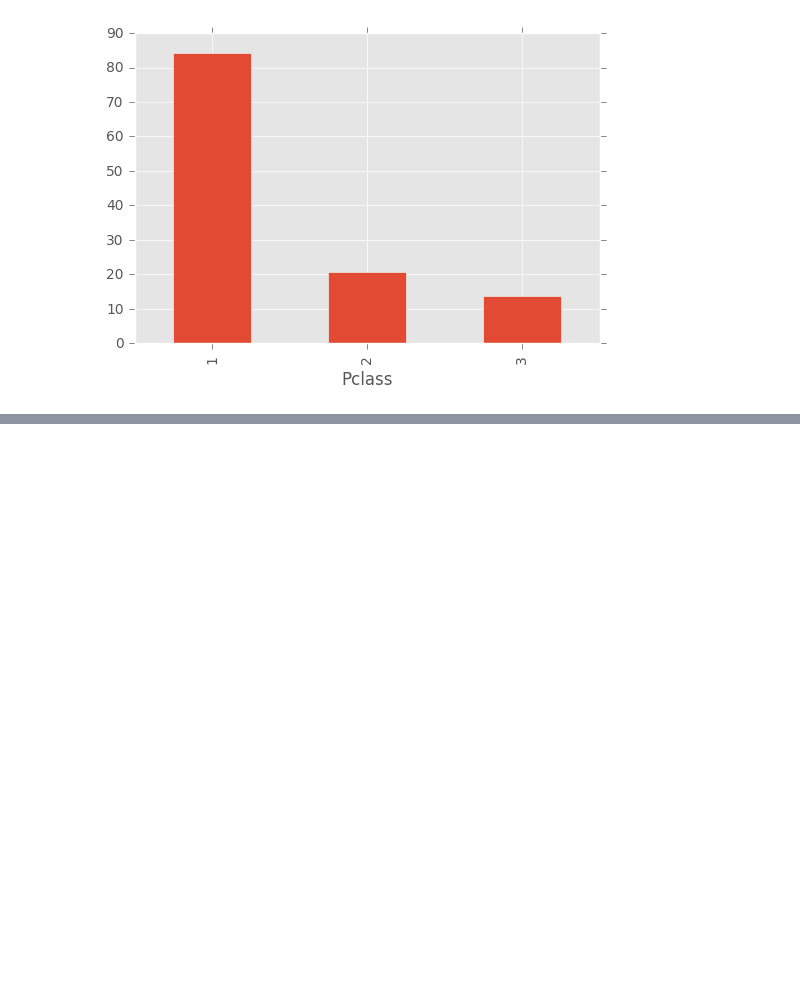
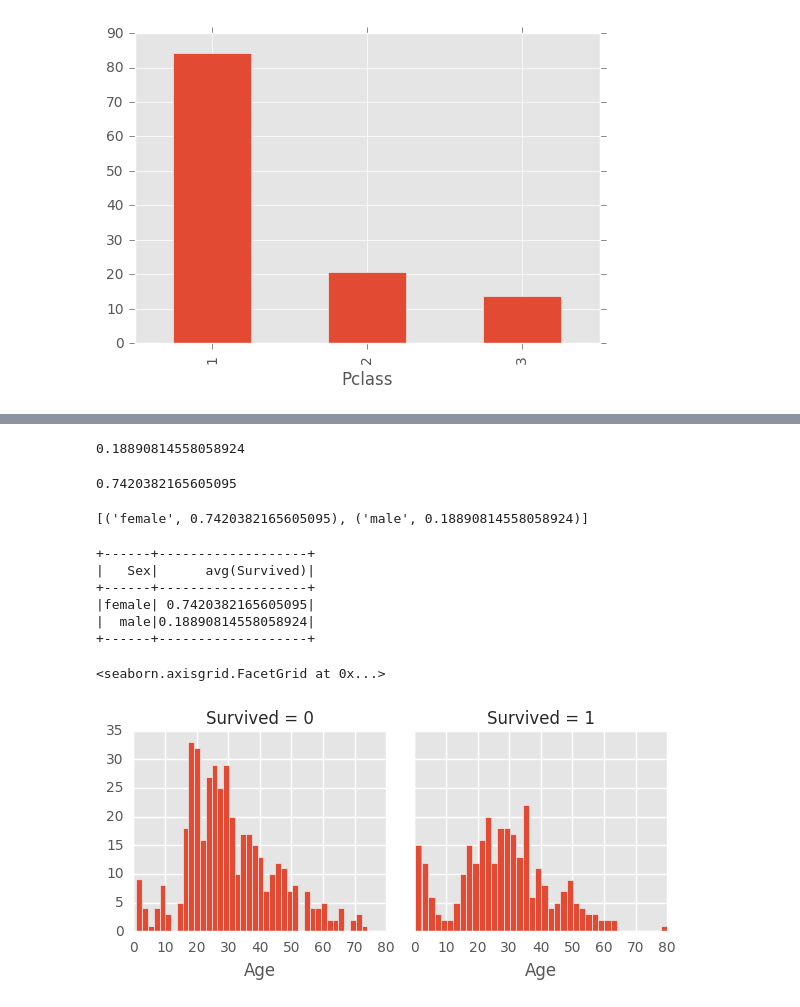
Before and after one commit to gcollura/playground, a Jupyter notebook: kaggle/titanic/titanic.ipynb, the cells around one changed output, grey strips where cells are left out. Drawn from its saved outputs; the diff is of its cells as text; code cells hidden in the pictures; blank space fills up the shorter version.

```diff
--- a/kaggle/titanic/titanic.ipynb
+++ b/kaggle/titanic/titanic.ipynb
@@ -71,0 +107,31 @@ avg_prices.plot.bar()
+# %%
+df.filter((df.Survived == 1) & (df.Sex == 'male')).count() / df.filter(df.Sex == 'male').count()
+# %% [output]
+0.18890814558058924
+# %%
+df.filter((df.Survived == 1) & (df.Sex == 'female')).count() / df.filter(df.Sex == 'female').count()
+# %% [output]
+0.7420382165605095
+# %%
+total_by_sex = df.groupBy(df.Sex).count().withColumnRenamed('count', 'total')
+survived_by_sex = df.filter(df.Survived == 1).groupBy(df.Sex).count()
+survived_by_sex.join(total_by_sex, survived_by_sex.Sex == total_by_sex.Sex, 'outer')\
+    .rdd.map(lambda x: (x.Sex, x['count'] / x.total)).collect()
+# %% [output]
+[('female', 0.7420382165605095), ('male', 0.18890814558058924)]
+# %%
+# best way to do this calculation
+df[["Sex", "Survived"]].groupby('Sex').mean().show()
+# %% [output]
++------+-------------------+
+|   Sex|      avg(Survived)|
++------+-------------------+
+|female| 0.7420382165605095|
+|  male|0.18890814558058924|
++------+-------------------+
+# %%
+g = sns.FacetGrid(train, col='Survived')
+g.map(plt.hist, 'Age', bins=40)
+# %% [output]
+<seaborn.axisgrid.FacetGrid at 0x...>
+[figure, added]
```
Also changed, not shown: parts of 5 cells of this notebook, 13 other files.
